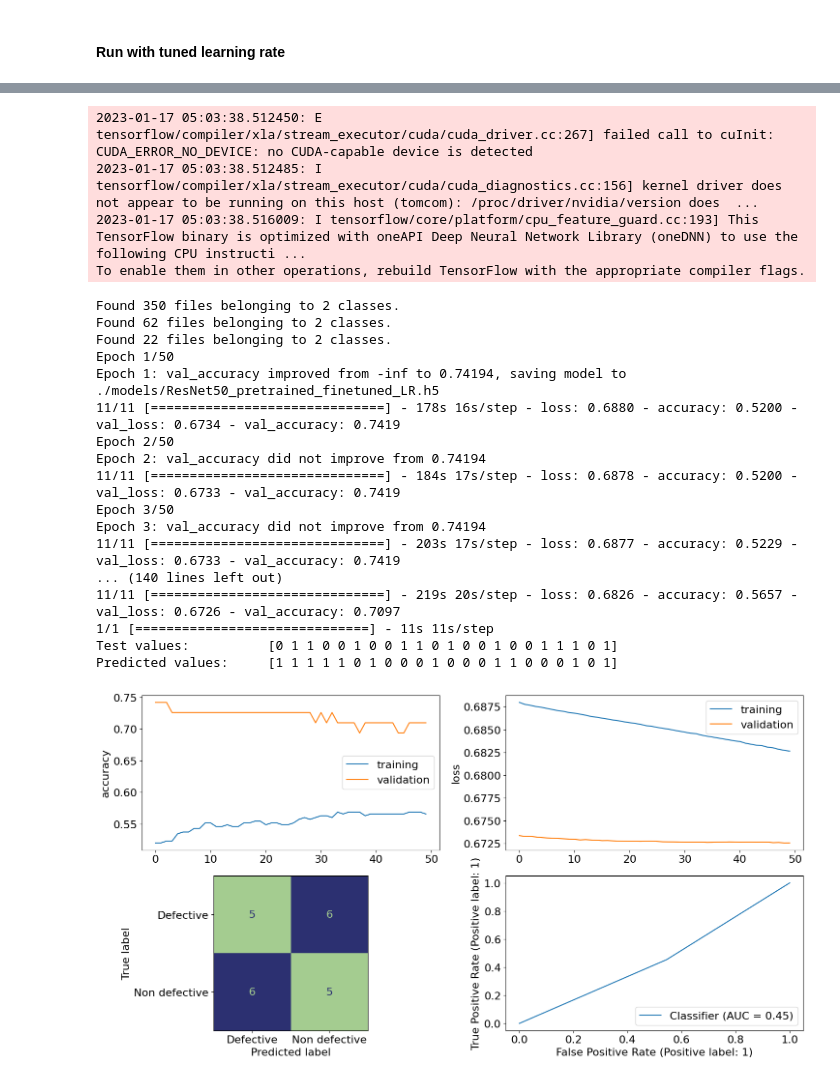
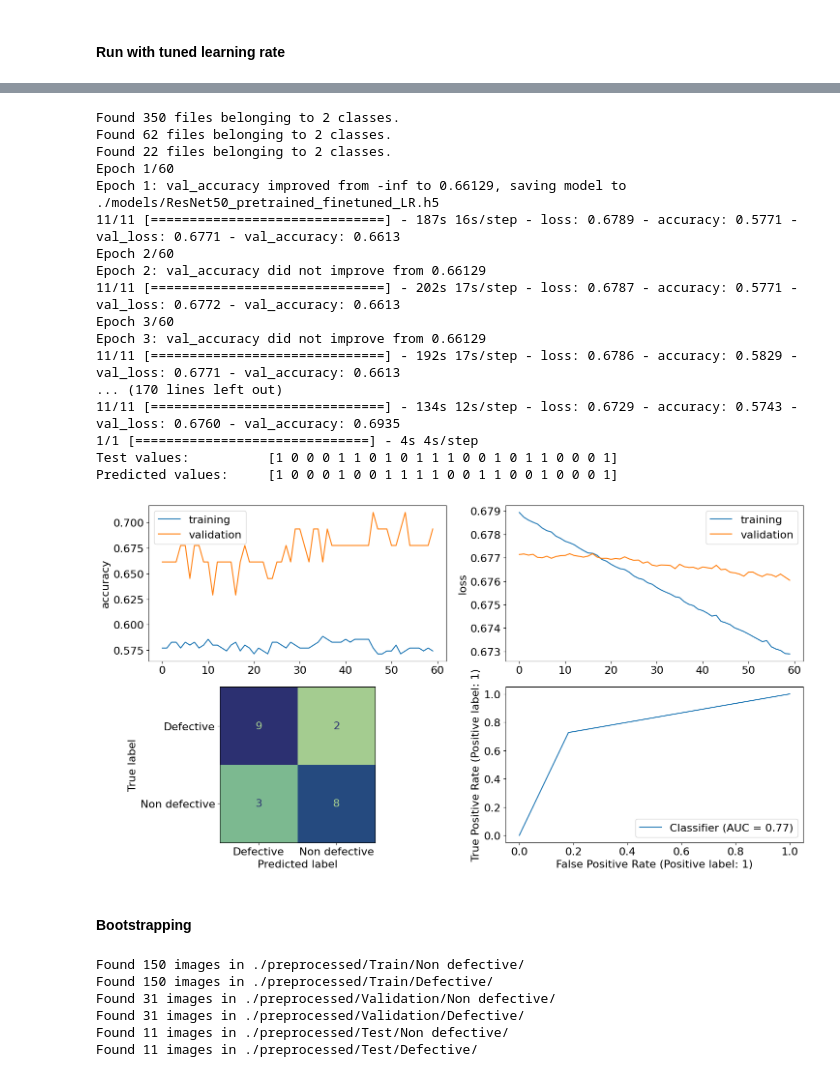
Before and after one commit to demustamas/Mathemathical-Modeling-Practice, a Jupyter notebook: classification_model_ResNet50_pretrained.ipynb, the cells around one changed output, grey strips where cells are left out. Drawn from its saved outputs; the diff is of its cells as text; code cells hidden in the pictures.

Commit message:
Bootstrapping done

```diff
--- a/classification_model_ResNet50_pretrained.ipynb
+++ b/classification_model_ResNet50_pretrained.ipynb
@@ -267,10 +271,10 @@ CNN.callbacks = [
 
 CNN.load_datasets(color_mode="rgb")
 CNN.build_model()
+CNN.model.load_weights(f"./models/{CNN.name}.h5")
 CNN.pretrained_model.trainable = True
 for layer in CNN.pretrained_model.layers:
     layer.trainable = not isinstance(layer, BatchNormalization)
-CNN.model.load_weights("./models/ResNet50_pretrained.h5")
 CNN.compile_model()
 CNN.pretrained_model.summary()
 CNN.model.summary()
@@ -388,54 +378,52 @@ Predicted values:     [1 1 0 0 1 0 1 0 1 0 0 1 1 0 1 1 0 1 1 0 1 1]
 # %%
 CNN = Model("ResNet50_pretrained")
 
-CNN.epochs = 50
+CNN.epochs = 60
 CNN.batch_size = 32
 
 CNN.optimizer = Adam(learning_rate=2.2000693929233267e-08)
 
 CNN.callbacks = [
     TensorBoard(log_dir="./logs"),
     ModelCheckpoint(
         f"./models/{CNN.name}_finetuned_LR.h5",
         monitor="val_accuracy",
         verbose=1,
         save_best_only=True,
         save_weights_only=False,
         mode="auto",
         save_freq="epoch",
     ),
 ]
 
 CNN.load_datasets(color_mode="rgb")
 CNN.build_model()
-CNN.model.load_weights("./models/ResNet50_pretrained_LR.h5")
+CNN.model.load_weights(f"./models/{CNN.name}_LR.h5")
 CNN.pretrained_model.trainable = True
 for layer in CNN.pretrained_model.layers:
     layer.trainable = not isinstance(layer, BatchNormalization)
 CNN.compile_model()
 CNN.train_net()
 CNN.predict_test()
 CNN.show_metrics(save_folder=images.plot_folder, postfix="finetuned_LR")
 # %% [output]
-2023-01-17 05:03:38.512450: E tensorflow/compiler/xla/stream_executor/cuda/cuda_driver.cc:267] failed call to cuInit: CUDA_ERROR_NO_DEVICE: no CUDA-capable device is detected
-2023-01-17 05:03:38.512485: I tensorflow/compiler/xla/stream_executor/cuda/cuda_diagnostics.cc:156] kernel driver does not appear to be running on this host (tomcom): /proc/driver/nvidia/version does  ...
-2023-01-17 05:03:38.516009: I tensorflow/core/platform/cpu_feature_guard.cc:193] This TensorFlow binary is optimized with oneAPI Deep Neural Network Library (oneDNN) to use the following CPU instructi ...
-To enable them in other operations, rebuild TensorFlow with the appropriate compiler flags.
+Found 350 files belonging to 2 classes.
+Found 62 files belonging to 2 classes.
+Found 22 files belonging to 2 classes.
+Epoch 1/60
+Epoch 1: val_accuracy improved from -inf to 0.66129, saving model to ./models/ResNet50_pretrained_finetuned_LR.h5
+11/11 [==============================] - 187s 16s/step - loss: 0.6789 - accuracy: 0.5771 - val_loss: 0.6771 - val_accuracy: 0.6613
+Epoch 2/60
+Epoch 2: val_accuracy did not improve from 0.66129
+11/11 [==============================] - 202s 17s/step - loss: 0.6787 - accuracy: 0.5771 - val_loss: 0.6772 - val_accuracy: 0.6613
+Epoch 3/60
+Epoch 3: val_accuracy did not improve from 0.66129
+11/11 [==============================] - 192s 17s/step - loss: 0.6786 - accuracy: 0.5829 - val_loss: 0.6771 - val_accuracy: 0.6613
+... (170 lines left out)
+11/11 [==============================] - 134s 12s/step - loss: 0.6729 - accuracy: 0.5743 - val_loss: 0.6760 - val_accuracy: 0.6935
+1/1 [==============================] - 4s 4s/step
+Test values:          [1 0 0 0 1 1 0 1 0 1 1 1 0 0 1 0 1 1 0 0 0 1]
+Predicted values:     [1 0 0 0 1 0 0 1 1 1 1 0 0 1 1 0 0 1 0 0 0 1]
-Found 350 files belonging to 2 classes.
-Found 62 files belonging to 2 classes.
-Found 22 files belonging to 2 classes.
-Epoch 1/50
-Epoch 1: val_accuracy improved from -inf to 0.74194, saving model to ./models/ResNet50_pretrained_finetuned_LR.h5
-11/11 [==============================] - 178s 16s/step - loss: 0.6880 - accuracy: 0.5200 - val_loss: 0.6734 - val_accuracy: 0.7419
-Epoch 2/50
-Epoch 2: val_accuracy did not improve from 0.74194
-11/11 [==============================] - 184s 17s/step - loss: 0.6878 - accuracy: 0.5200 - val_loss: 0.6733 - val_accuracy: 0.7419
-Epoch 3/50
-Epoch 3: val_accuracy did not improve from 0.74194
-11/11 [==============================] - 203s 17s/step - loss: 0.6877 - accuracy: 0.5229 - val_loss: 0.6733 - val_accuracy: 0.7419
-... (140 lines left out)
-11/11 [==============================] - 219s 20s/step - loss: 0.6826 - accuracy: 0.5657 - val_loss: 0.6726 - val_accuracy: 0.7097
-1/1 [==============================] - 11s 11s/step
-Test values:          [0 1 1 0 0 1 0 0 1 1 0 1 0 0 1 0 0 1 1 1 0 1]
-Predicted values:     [1 1 1 1 1 0 1 0 0 0 1 0 0 0 1 1 0 0 0 1 0 1]
-[figure, old version]
+[figure, new version]
+# %% [markdown]
+#### Bootstrapping
@@ -441,0 +435,10 @@ Predicted values:     [1 1 1 1 1 0 1 0 0 0 1 0 0 0 1 1 0 0 0 1 0 1]
+# %%
+CNN.remove_augmented_data(images.preprocessed_folder)
+images.update_dataset(dataset="preprocessed")
+# %% [output]
+Found 150 images in ./preprocessed/Train/Non defective/
+Found 150 images in ./preprocessed/Train/Defective/
+Found 31 images in ./preprocessed/Validation/Non defective/
+Found 31 images in ./preprocessed/Validation/Defective/
+Found 11 images in ./preprocessed/Test/Non defective/
+Found 11 images in ./preprocessed/Test/Defective/
```
Also changed, not shown: parts of 15 cells of this notebook, 18 other files.
